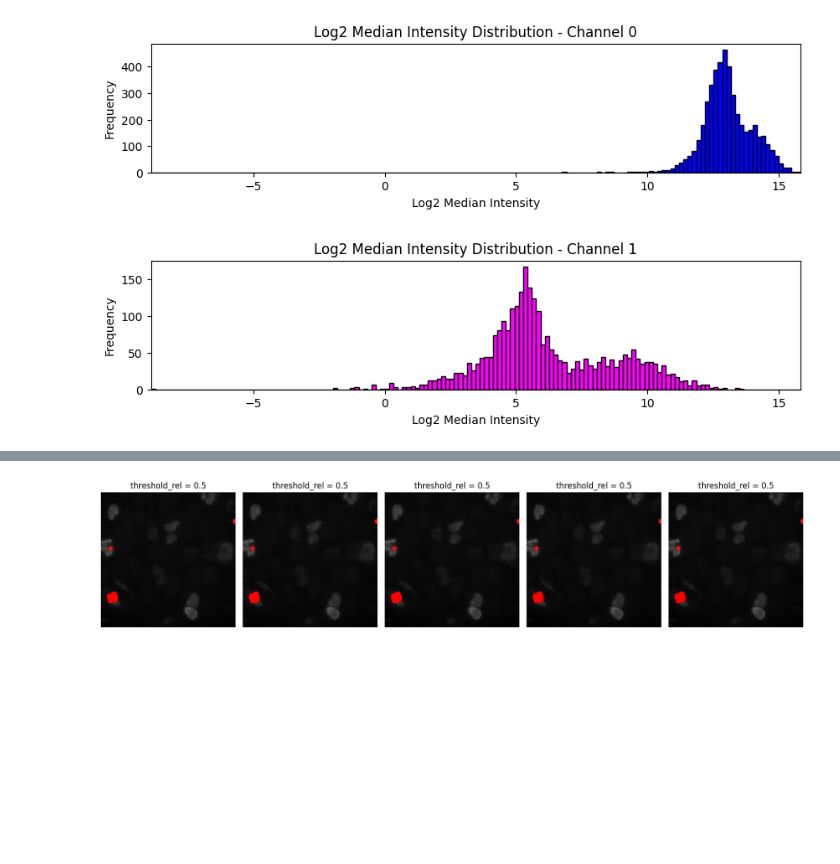
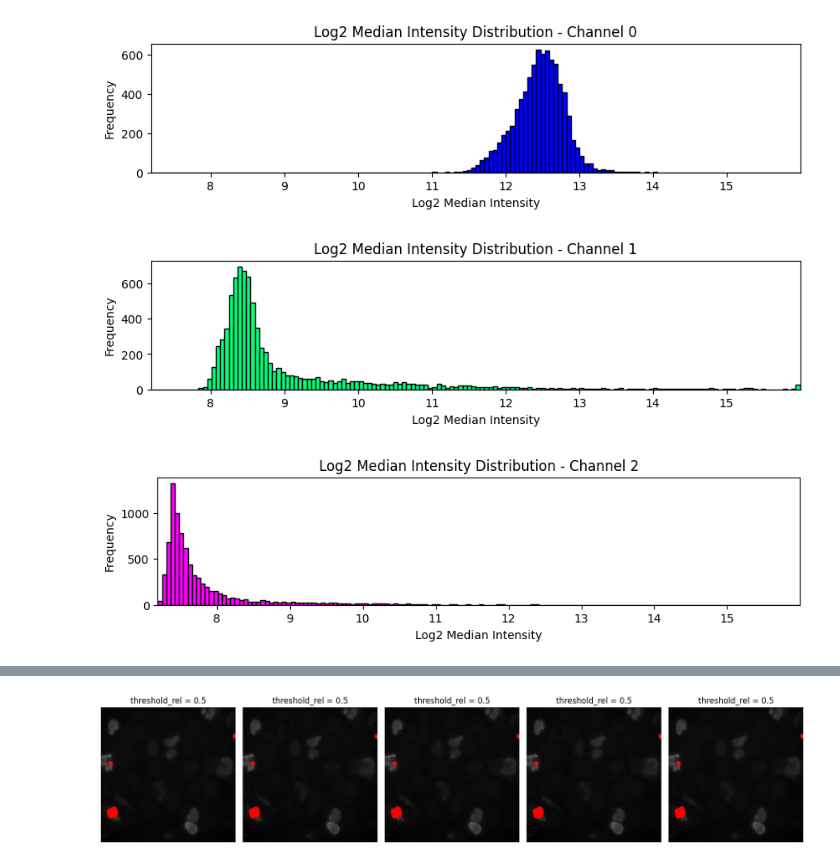
Before and after one commit to timotheelionnet/python_image-analysis, a Jupyter notebook: notebooks/img-explorer.ipynb, the cells around one changed output, grey strips where cells are left out. Cells and saved outputs as stored; diff of their text form; code cells hidden in the pictures; blank space fills up the shorter version.

```diff
--- a/notebooks/img-explorer.ipynb
+++ b/notebooks/img-explorer.ipynb
@@ -25,12 +25,12 @@ logging.basicConfig(level=logging.INFO, format='%(asctime)s - %(levelname)s - %(
 # and segmentation masks for images in one experiment
 
 # Define the location of the file to read
-parent_directory = "/Users/nestor/Documents/NYU-ISG/shiny-fingers/server-temp/" # modify if needed
-experiment = "06062024_hCEC_D29_pre-seq" # this will be changed for each experiment
+parent_directory = "/Users/nestor/Documents/NYU-ISG/DIMMERs" # modify if needed
+experiment = "08052024_pDIMMERs" # this will be changed for each experiment
 
 # This dictionary defines the folders inside of "experiment" that contain each image type
 file_folders = {
-    "image": "MIPs/multi-channel/",
+    "image": "MIPs/MIPs_multichannel/",
     "mask_n": "segmentation-masks/nuclei_masks/",
     "mask_b": "segmentation-masks/background_masks/"
 }
@@ -39,6 +39,9 @@ file_folders = {
 all_images = {"image": [], "mask_n": [], "mask_b": []}
 file_names = {"image": [], "mask_n": [], "mask_b": []}
 errors = []  # List to store error messages
+
+# Load the function img_loadr()
+from load_files import img_loadr
 
 # Load files with parallel processing using img_loadr() from load_files.py
 with ThreadPoolExecutor(max_workers=4) as executor:  # Adjust the number of workers as needed
@@ -138,7 +141,7 @@ logging.info(f"Matched {len(matched_indices)} images with masks. Missing masks f
 
 # Specify the index of the image to check
 # and the channel to plot — remember CH1 for ImageJ but channel 0 for Python!
-image_index = 4 # Replace with the desired index
+image_index = 3 # Replace with the desired index
 c = 0 # remember the channel order in these images
 
 # Find the corresponding mask index
@@ -167,0 +305,24 @@ else:
+# %%
+# CHUNK 3 (cont) #
+# Incorporate the same as above into a single step that extracts the largest background ROI
+# and calculates the corresponding intensities
+
+# Initialize a list to store background values
+bk_values = []
+# Run through the list of images and masks and extract the metrics for the largest background
+for mask_index, (mask, image) in enumerate(zip(all_images['mask_n'], all_images['image'])):
+    result = get_largest_background(mask, image)  # Assuming this returns {'area': value, 'average_intensities': [list_of_values]}
+    area = result['area']
+    # Generate a separate entry for each channel's average intensity
+    for channel, intensity in enumerate(result['average_intensities']):
+        bk_values.append({
+            'mask_index': mask_index,  # Keep track of which mask this data belongs to
+            'channel': channel,       # Channel number
+            'avg_intensity': intensity,  # Average intensity for this channel
+            'area': area  # Include area if you want to keep track of it for each channel
+        })
+
+
+# Convert the list of formatted dictionaries to a DataFrame
+import pandas as pd
+bk_df = pd.DataFrame(bk_values)
@@ -168,12 +356,12 @@ else:
 # %%
-# CHUNK 3 #
+# CHUNK 4 #
 
 # Extract a set of metrics for each ROI defined by the mask from the corresponding image
 # using the measureROIs() function, which does background subtraction
 
 # Use concurrent processing to handle images
 if __name__ == '__main__':
-    with ProcessPoolExecutor(max_workers=4) as executor:
+    with ThreadPoolExecutor(max_workers=4) as executor:
         # Prepare data for processing
         tasks = [(img_index, all_images['image'][img_index], all_images['mask_n'][mask_index])
                  for img_index, mask_index in matched_indices]
@@ -182,7 +370,7 @@ if __name__ == '__main__':
 
         all_roi_metrics = {f'Image {img_index}': roi_metrics for img_index, roi_metrics in results}
 
-    logging.info("Metrics extraction with background subtraction complete for all ROIs across all matched images.")
+    logging.info("Metrics extraction complete for all ROIs across all matched images.")
 
 # Now, all_roi_metrics contains the metrics for each ROI in each channel for each matched image
 # %% [output]
@@ -489,33 +595,34 @@ x_label = "Median Intensity"
 
 # Transform the metric values to log2
 metrics_df['log2_median'] = np.log2(metrics_df[my_metric])
 
 # Determine global min and max for Average Intensity and max for frequency
 global_min_intensity = metrics_df['log2_median'].min()
 global_max_intensity = metrics_df['log2_median'].max()
 max_frequency = metrics_df.groupby('channel')[my_metric].count().max()
 
 # Define channel colors
 # channel_colors = {0: 'blue', 1: 'springgreen', 2: 'magenta'}
-channel_colors = {0: 'blue', 1: 'magenta'}
+channel_colors = {0: 'blue', 1: 'springgreen', 2: 'magenta'}
 
 # Group the data by 'Channel' and then plot histograms for 'Average Intensity'
 for channel, data in metrics_df.groupby('channel'):
     # Plot histogram for each channel
     plt.figure(figsize = (10, 2))  # Fix a 5:1 size ratio
     data['log2_median'].hist(bins = 150,
                                color = channel_colors.get(channel, 'gray'),
                                edgecolor = 'black',
                                linewidth = 1,
                                #density = True,
                                range = (global_min_intensity, global_max_intensity))
     plt.title(f'Log2 {x_label} Distribution - Channel {channel}')
     plt.xlabel(f'Log2 {x_label}')
     plt.ylabel('Frequency')
     plt.xlim(global_min_intensity, global_max_intensity)
     #plt.ylim(0, max_frequency)
     plt.grid(False)  # Optionally turn off the grid
     plt.show()
 # %% [output]
-[figure, old version]
+[figure, new version]
-[figure, old version]
+[figure, new version]
+[figure, added]
```
Also changed, not shown: parts of 21 cells of this notebook.
